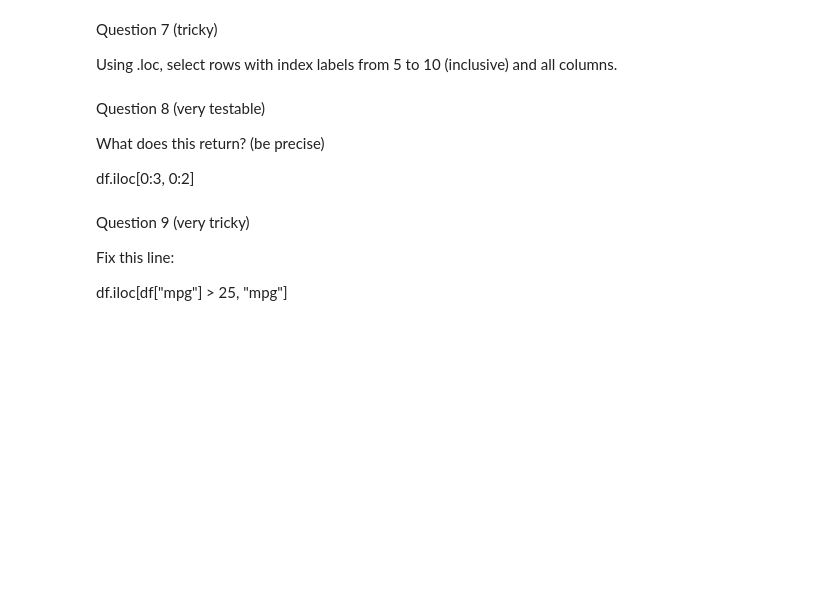
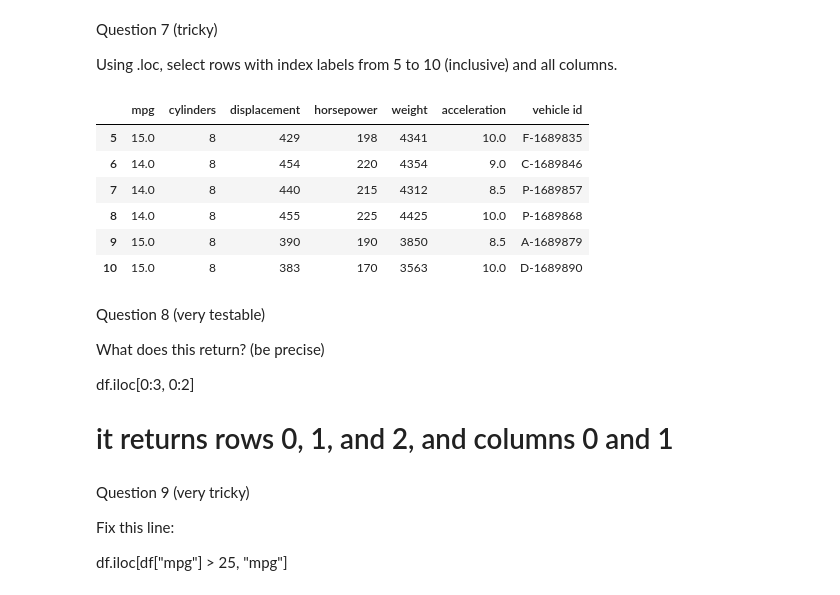
Before and after one commit to Orlykg/datasci151spring2026, a Jupyter notebook: _quizzes/practice_quiz_3/practice_quiz copy.ipynb, the cells around one changed output. Cells and saved outputs as stored; diff of their text form; code cells hidden in the pictures; blank space fills up the shorter version.

```diff
--- a/_quizzes/practice_quiz_3/practice_quiz copy.ipynb
+++ b/_quizzes/practice_quiz_3/practice_quiz copy.ipynb
@@ -249,3 +340,13 @@ Select the "mpg" column using .loc.
 # %%
 import matplotlib.pyplot as plt
 import pandas as pd
+
+#USING ILOC
+carfeatures = pd.read_csv("quiz_data/features.csv")
+car_mpg_columns = carfeatures.iloc[:, 0]
+print(car_mpg_columns)
+
+
+#USING LOC
+mpg = pd.read_csv("quiz_data/features.csv")
+mpg.loc[:, "mpg"]
@@ -277,12 +464,23 @@ Using .iloc, select the last 3 rows of the DataFrame.
 Question 7 (tricky)
 
 Using .loc, select rows with index labels from 5 to 10 (inclusive) and all columns.
+# %%
+carfeatures.loc[5:10, :]
+# %% [output]
+|  | mpg | cylinders | displacement | horsepower | weight | acceleration | vehicle id |
+| 5 | 15.0 | 8 | 429 | 198 | 4341 | 10.0 | F-1689835 |
+| 6 | 14.0 | 8 | 454 | 220 | 4354 | 9.0 | C-1689846 |
+| 7 | 14.0 | 8 | 440 | 215 | 4312 | 8.5 | P-1689857 |
+| 8 | 14.0 | 8 | 455 | 225 | 4425 | 10.0 | P-1689868 |
+| 9 | 15.0 | 8 | 390 | 190 | 3850 | 8.5 | A-1689879 |
+| 10 | 15.0 | 8 | 383 | 170 | 3563 | 10.0 | D-1689890 |
 # %% [markdown]
 Question 8 (very testable)
 
 What does this return? (be precise)
 
 df.iloc[0:3, 0:2]
+# it returns rows 0, 1, and 2, and columns 0 and 1
 # %% [markdown]
 Question 9 (very tricky)
 
```
Also changed, not shown: parts of 18 cells of this notebook, 1 other file.
